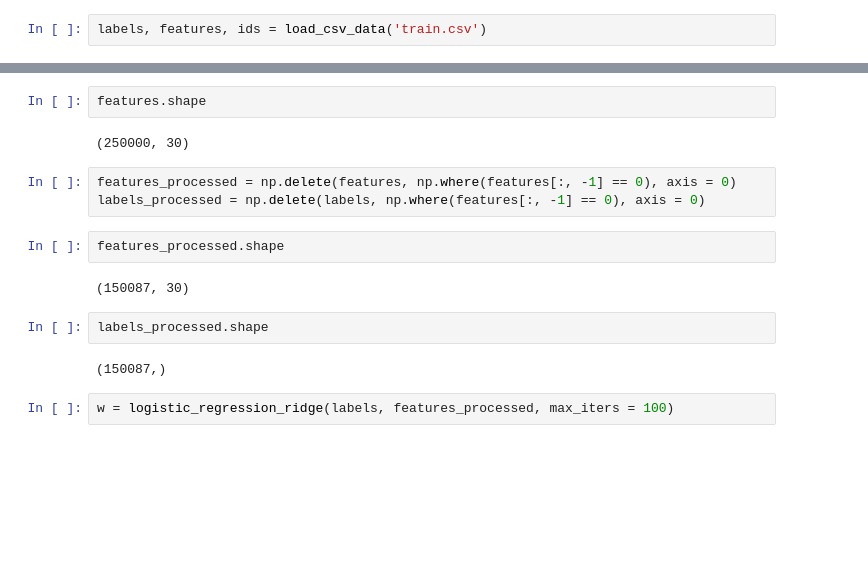
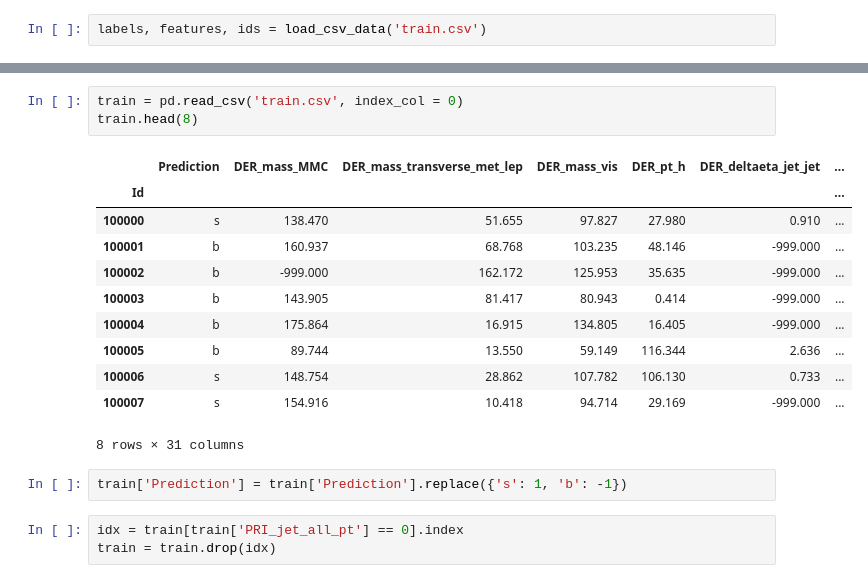
Before and after one commit to ownzonefeng/CS-433-Project1, a Jupyter notebook: Project1/Project1.ipynb, the cells around one changed output, grey strips where cells are left out. Cells and saved outputs as stored; diff of their text form; blank space fills up the shorter version.

```diff
--- a/Project1/Project1.ipynb
+++ b/Project1/Project1.ipynb
@@ -27,17 +11,20 @@ array([100000, 100001, 100002, ..., 349997, 349998, 349999])
-# %%
-features.shape
-# %% [output]
-(250000, 30)
-# %%
-features_processed = np.delete(features, np.where(features[:, -1] == 0), axis = 0)
-labels_processed = np.delete(labels, np.where(features[:, -1] == 0), axis = 0)
-# %%
-features_processed.shape
-# %% [output]
-(150087, 30)
-# %%
-labels_processed.shape
-# %% [output]
-(150087,)
-# %%
-w = logistic_regression_ridge(labels, features_processed, max_iters = 100)
+# %%
+train = pd.read_csv('train.csv', index_col = 0)
+train.head(8)
+# %% [output]
+|  | Prediction | DER_mass_MMC | DER_mass_transverse_met_lep | DER_mass_vis | DER_pt_h | DER_deltaeta_jet_jet | ... |
+| Id |  |  |  |  |  |  | ... |
+| 100000 | s | 138.470 | 51.655 | 97.827 | 27.980 | 0.910 | ... |
+| 100001 | b | 160.937 | 68.768 | 103.235 | 48.146 | -999.000 | ... |
+| 100002 | b | -999.000 | 162.172 | 125.953 | 35.635 | -999.000 | ... |
+| 100003 | b | 143.905 | 81.417 | 80.943 | 0.414 | -999.000 | ... |
+| 100004 | b | 175.864 | 16.915 | 134.805 | 16.405 | -999.000 | ... |
+| 100005 | b | 89.744 | 13.550 | 59.149 | 116.344 | 2.636 | ... |
+| 100006 | s | 148.754 | 28.862 | 107.782 | 106.130 | 0.733 | ... |
+| 100007 | s | 154.916 | 10.418 | 94.714 | 29.169 | -999.000 | ... |
+8 rows × 31 columns
+# %%
+train['Prediction'] = train['Prediction'].replace({'s': 1, 'b': -1})
+# %%
+idx = train[train['PRI_jet_all_pt'] == 0].index
+train = train.drop(idx)
```
Also changed, not shown: parts of 23 cells of this notebook, 3 other files.
